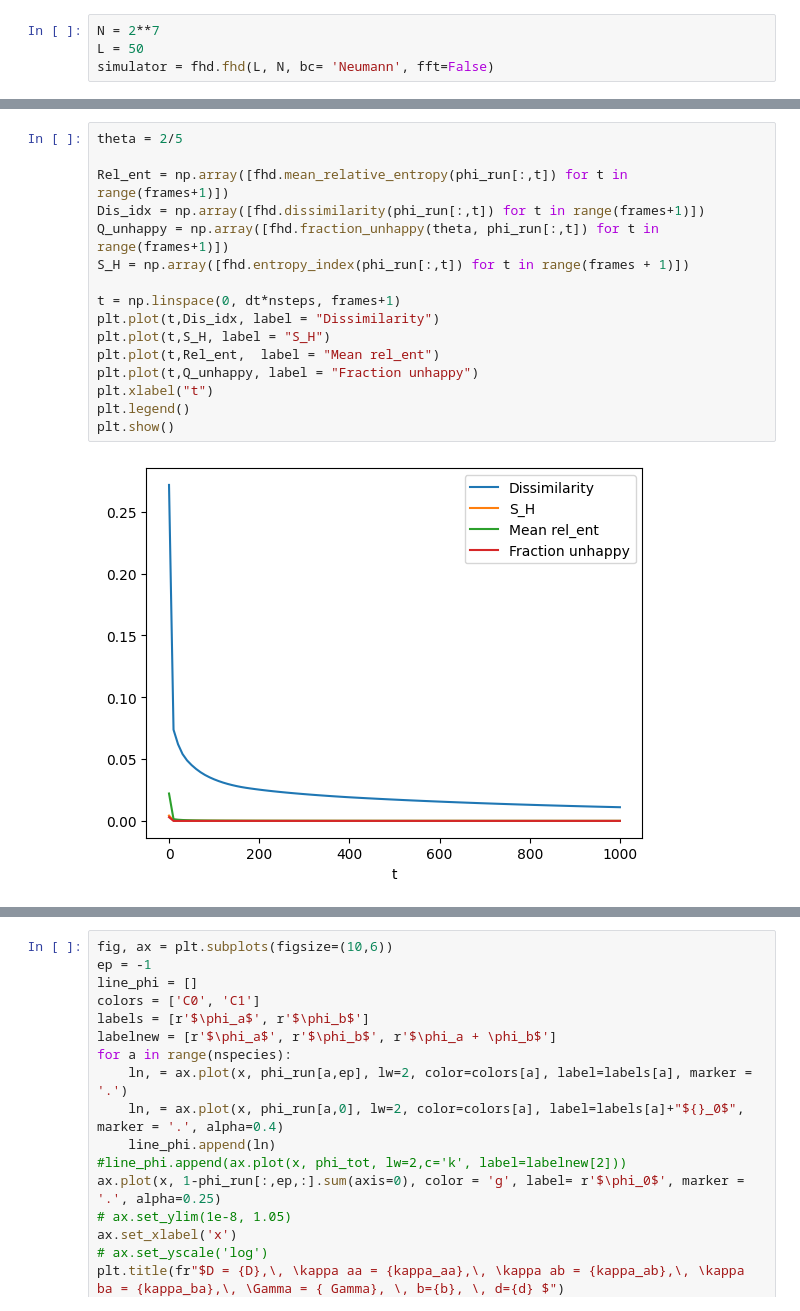
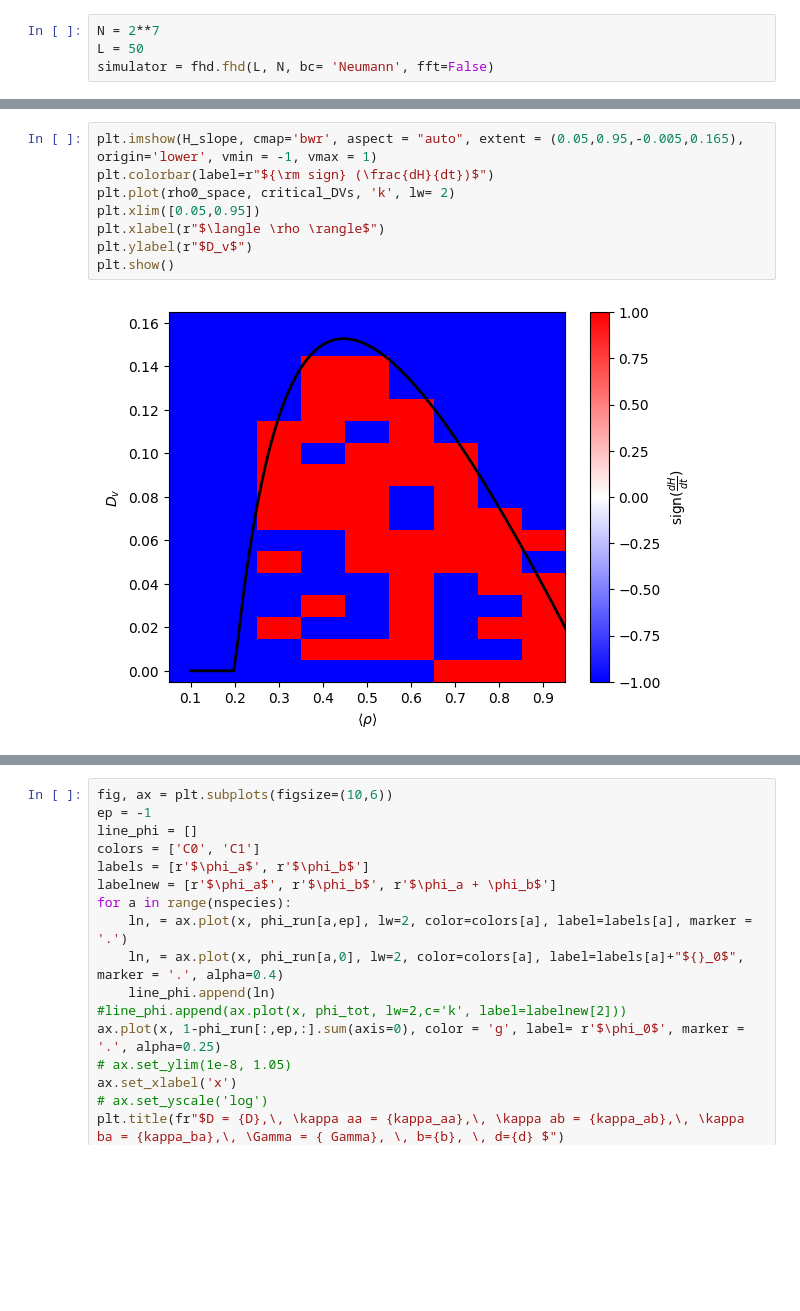
Before and after one commit to wmerbis/fluctuating_hydro, a Jupyter notebook: FHD.ipynb, the cells around one changed output, grey strips where cells are left out. Cells and saved outputs as stored; diff of their text form; blank space fills up the shorter version.

```diff
--- a/FHD.ipynb
+++ b/FHD.ipynb
@@ -183,18 +329,10 @@ plt.show()
-# %%
-theta = 2/5
-
-Rel_ent = np.array([fhd.mean_relative_entropy(phi_run[:,t]) for t in range(frames+1)])
-Dis_idx = np.array([fhd.dissimilarity(phi_run[:,t]) for t in range(frames+1)])
-Q_unhappy = np.array([fhd.fraction_unhappy(theta, phi_run[:,t]) for t in range(frames+1)])
-S_H = np.array([fhd.entropy_index(phi_run[:,t]) for t in range(frames + 1)])
-
-t = np.linspace(0, dt*nsteps, frames+1)
-plt.plot(t,Dis_idx, label = "Dissimilarity")
-plt.plot(t,S_H, label = "S_H")
-plt.plot(t,Rel_ent,  label = "Mean rel_ent")
-plt.plot(t,Q_unhappy, label = "Fraction unhappy")
-plt.xlabel("t")
-plt.legend()
-plt.show()
-# %% [output]
-[figure, old version]
+# %%
+plt.imshow(H_slope, cmap='bwr', aspect = "auto", extent = (0.05,0.95,-0.005,0.165), origin='lower', vmin = -1, vmax = 1)
+plt.colorbar(label=r"${\rm sign} (\frac{dH}{dt})$")
+plt.plot(rho0_space, critical_DVs, 'k', lw= 2)
+plt.xlim([0.05,0.95])
+plt.xlabel(r"$\langle \rho \rangle$")
+plt.ylabel(r"$D_v$")
+plt.show()
+# %% [output]
+[figure, added]
```
Also changed, not shown: parts of 26 cells of this notebook, 12 other files.
